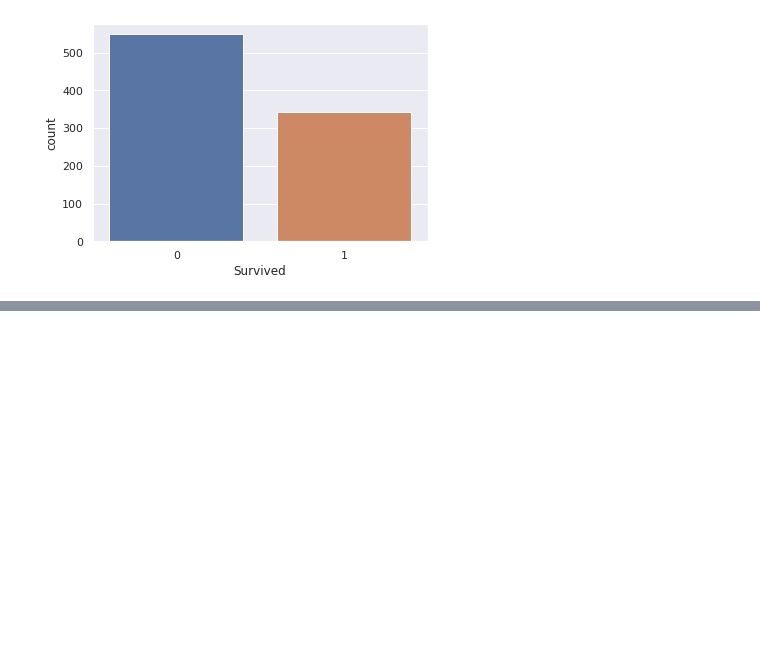
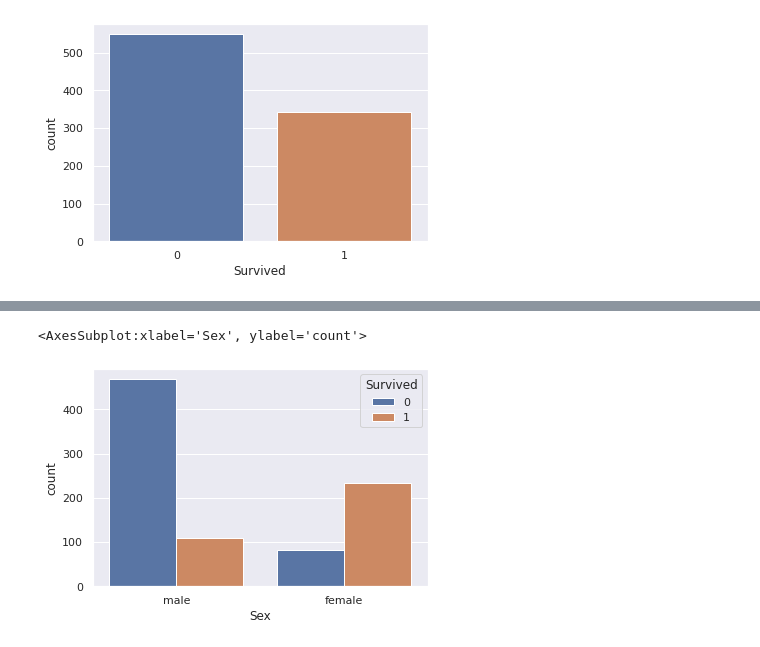
Before and after one commit to Haroon-Zafar/Titanic-Dataset-Competition, a Jupyter notebook: titanic-dataset-competition.ipynb, the cells around one changed output, grey strips where cells are left out. Drawn from its saved outputs; the diff is of its cells as text; code cells hidden in the pictures; blank space fills up the shorter version.

```diff
--- a/titanic-dataset-competition.ipynb
+++ b/titanic-dataset-competition.ipynb
@@ -209,0 +223,11 @@ sns.countplot("Survived", data = titanicData)
+# %%
+# Number of Survivors Gender wise
+
+sns.countplot("Sex", hue = "Survived", data = titanicData)
+
+# Out of 577 Males, around 100 survived
+# Out of 314 Females, around ~240 survived
+# BECAUSE FEMALES WERE GIVEN PRIORITY, REMEMBER `LADIES AND CHILDREN` FIRST RULE
+# %% [output]
+<AxesSubplot:xlabel='Sex', ylabel='count'>
+[figure, added]
```
Also changed, not shown: parts of 3 cells of this notebook.
